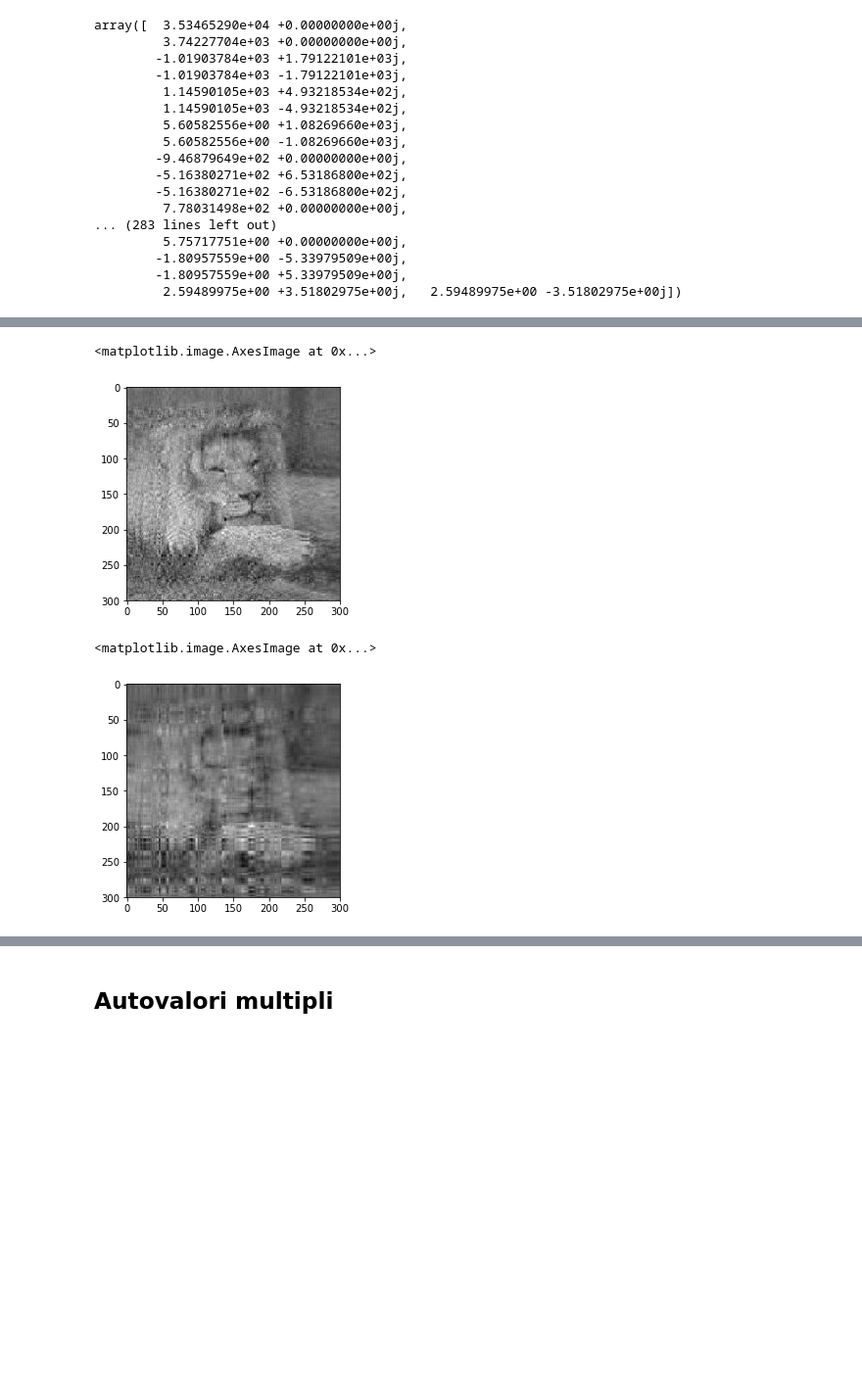
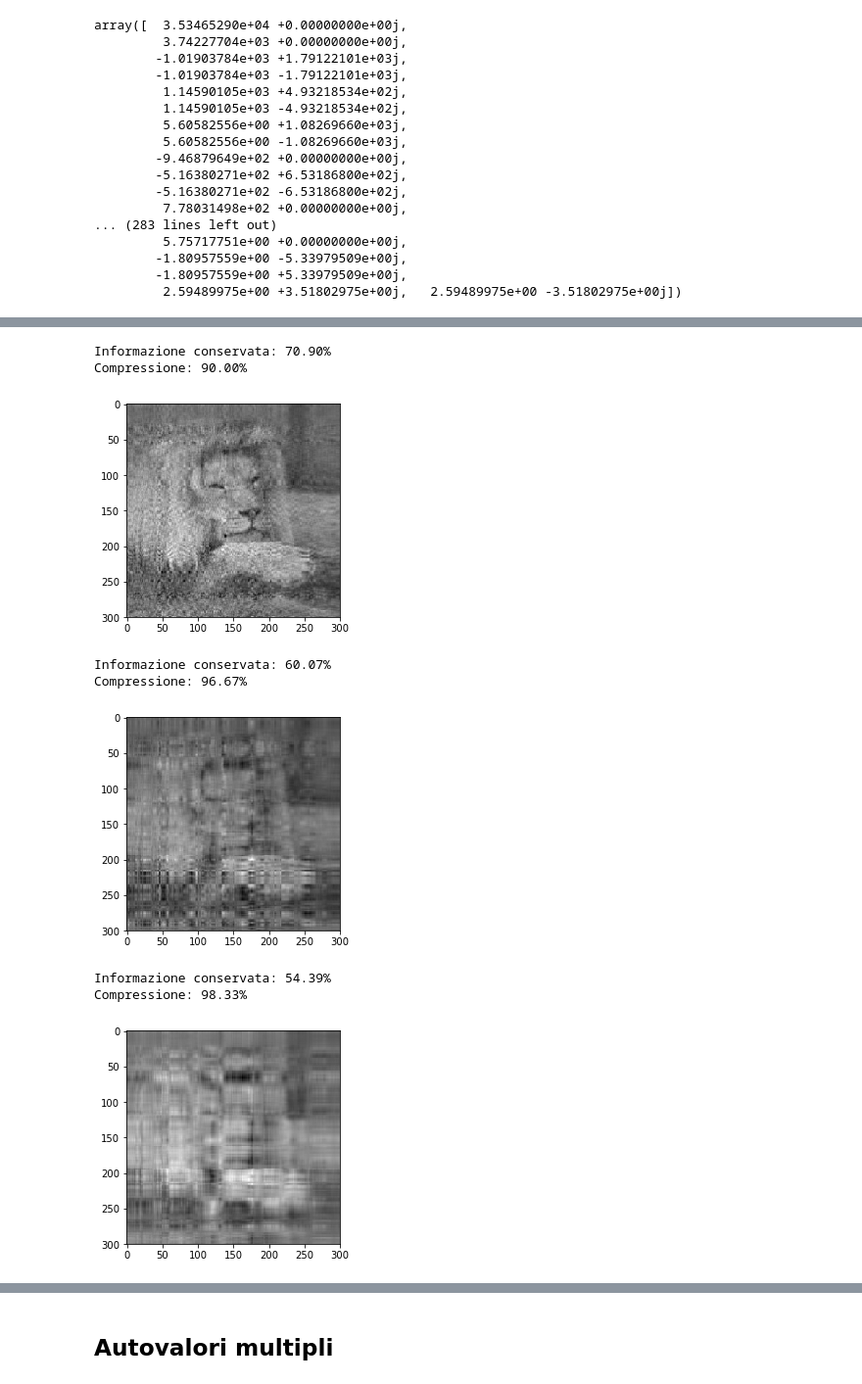
Before and after one commit to alessandrolondei/autovalori_e_autovettori, a Jupyter notebook: Eig_es4.ipynb, the cells around one changed output, grey strips where cells are left out. Shown: that part at 98% size. Drawn from its saved outputs; the diff is of its cells as text; code cells hidden in the pictures; blank space fills up the shorter version.

Commit message:
Image eigenvalues plot added

```diff
--- a/Eig_es4.ipynb
+++ b/Eig_es4.ipynb
@@ -174,6 +174,6 @@ def reduce_img(V,ls,n):
     Vr = V[:,:n]
     V_1r = V_1[:n,:]
     imgr = np.real(Vr.dot(Lr.dot(V_1r)))
-    return imgr
+    return imgr, 100*np.sum(np.abs(ls[:n]))/np.sum(np.abs(ls))
 # %%
 n = 250
@@ -212,15 +227,31 @@ plt.imshow(imgr,cmap='gray')
 [figure]
 # %%
 n = 30
-imgr = reduce_img(V,ls,n)
+imgr, red = reduce_img(V,ls,n)
 plt.imshow(imgr,cmap='gray')
+print('Informazione conservata: {:.2f}%'.format(red))
+print('Compressione: {:.2f}%'.format(100*(1-n/len(ls))))
 # %% [output]
-<matplotlib.image.AxesImage at 0x...>
+Informazione conservata: 70.90%
+Compressione: 90.00%
 [figure]
 # %%
 n = 10
-imgr = reduce_img(V,ls,n)
+imgr, red = reduce_img(V,ls,n)
 plt.imshow(imgr,cmap='gray')
+print('Informazione conservata: {:.2f}%'.format(red))
+print('Compressione: {:.2f}%'.format(100*(1-n/len(ls))))
 # %% [output]
-<matplotlib.image.AxesImage at 0x...>
+Informazione conservata: 60.07%
+Compressione: 96.67%
 [figure]
+# %%
+n = 5
+imgr, red = reduce_img(V,ls,n)
+plt.imshow(imgr,cmap='gray')
+print('Informazione conservata: {:.2f}%'.format(red))
+print('Compressione: {:.2f}%'.format(100*(1-n/len(ls))))
+# %% [output]
+Informazione conservata: 54.39%
+Compressione: 98.33%
+[figure, added]
```
Also changed, not shown: parts of 7 cells of this notebook.
